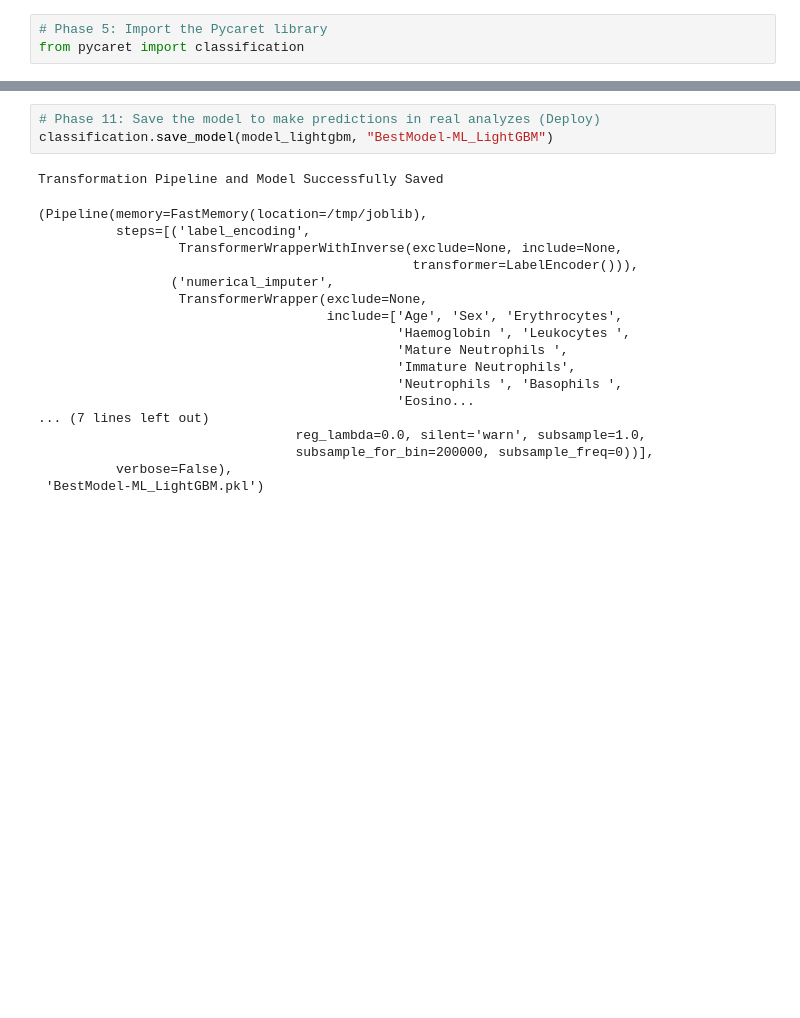
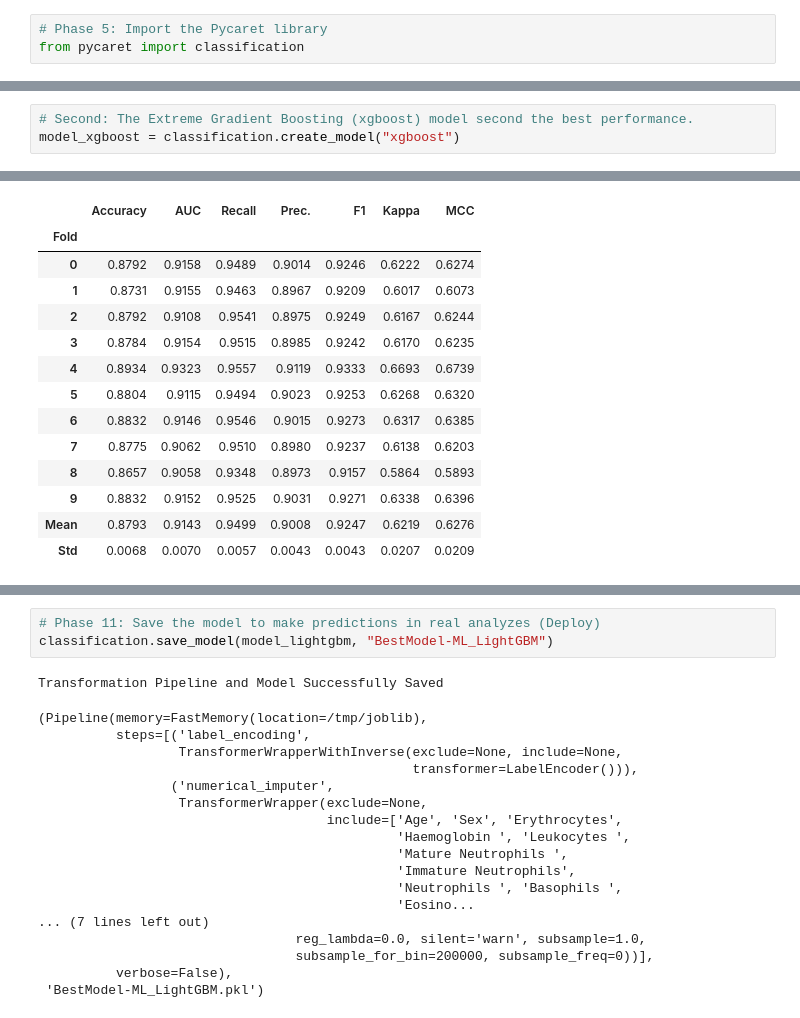
Before and after one commit to COVID-19-Severity/DataSet, a Jupyter notebook: COVID19_Machine_Learning_Biomarkers.ipynb, the cells around one changed output, grey strips where cells are left out. Cells and saved outputs as stored; diff of their text form; blank space fills up the shorter version.

```diff
--- a/COVID19_Machine_Learning_Biomarkers.ipynb
+++ b/COVID19_Machine_Learning_Biomarkers.ipynb
@@ -175 +175,5 @@ model_lightgbm = classification.create_model("lightgbm")
 [interactive output not drawn]
+# %%
+# Second: The Extreme Gradient Boosting (xgboost) model second the best performance.
+model_xgboost = classification.create_model("xgboost")
+# %% [output]
@@ -175,0 +181,14 @@ model_lightgbm = classification.create_model("lightgbm")
+|  | Accuracy | AUC | Recall | Prec. | F1 | Kappa | MCC |
+| Fold |  |  |  |  |  |  |  |
+| 0 | 0.8792 | 0.9158 | 0.9489 | 0.9014 | 0.9246 | 0.6222 | 0.6274 |
+| 1 | 0.8731 | 0.9155 | 0.9463 | 0.8967 | 0.9209 | 0.6017 | 0.6073 |
+| 2 | 0.8792 | 0.9108 | 0.9541 | 0.8975 | 0.9249 | 0.6167 | 0.6244 |
+| 3 | 0.8784 | 0.9154 | 0.9515 | 0.8985 | 0.9242 | 0.6170 | 0.6235 |
+| 4 | 0.8934 | 0.9323 | 0.9557 | 0.9119 | 0.9333 | 0.6693 | 0.6739 |
+| 5 | 0.8804 | 0.9115 | 0.9494 | 0.9023 | 0.9253 | 0.6268 | 0.6320 |
+| 6 | 0.8832 | 0.9146 | 0.9546 | 0.9015 | 0.9273 | 0.6317 | 0.6385 |
+| 7 | 0.8775 | 0.9062 | 0.9510 | 0.8980 | 0.9237 | 0.6138 | 0.6203 |
+| 8 | 0.8657 | 0.9058 | 0.9348 | 0.8973 | 0.9157 | 0.5864 | 0.5893 |
+| 9 | 0.8832 | 0.9152 | 0.9525 | 0.9031 | 0.9271 | 0.6338 | 0.6396 |
+| Mean | 0.8793 | 0.9143 | 0.9499 | 0.9008 | 0.9247 | 0.6219 | 0.6276 |
+| Std | 0.0068 | 0.0070 | 0.0057 | 0.0043 | 0.0043 | 0.0207 | 0.0209 |
```
Also changed, not shown: parts of 16 cells of this notebook.
